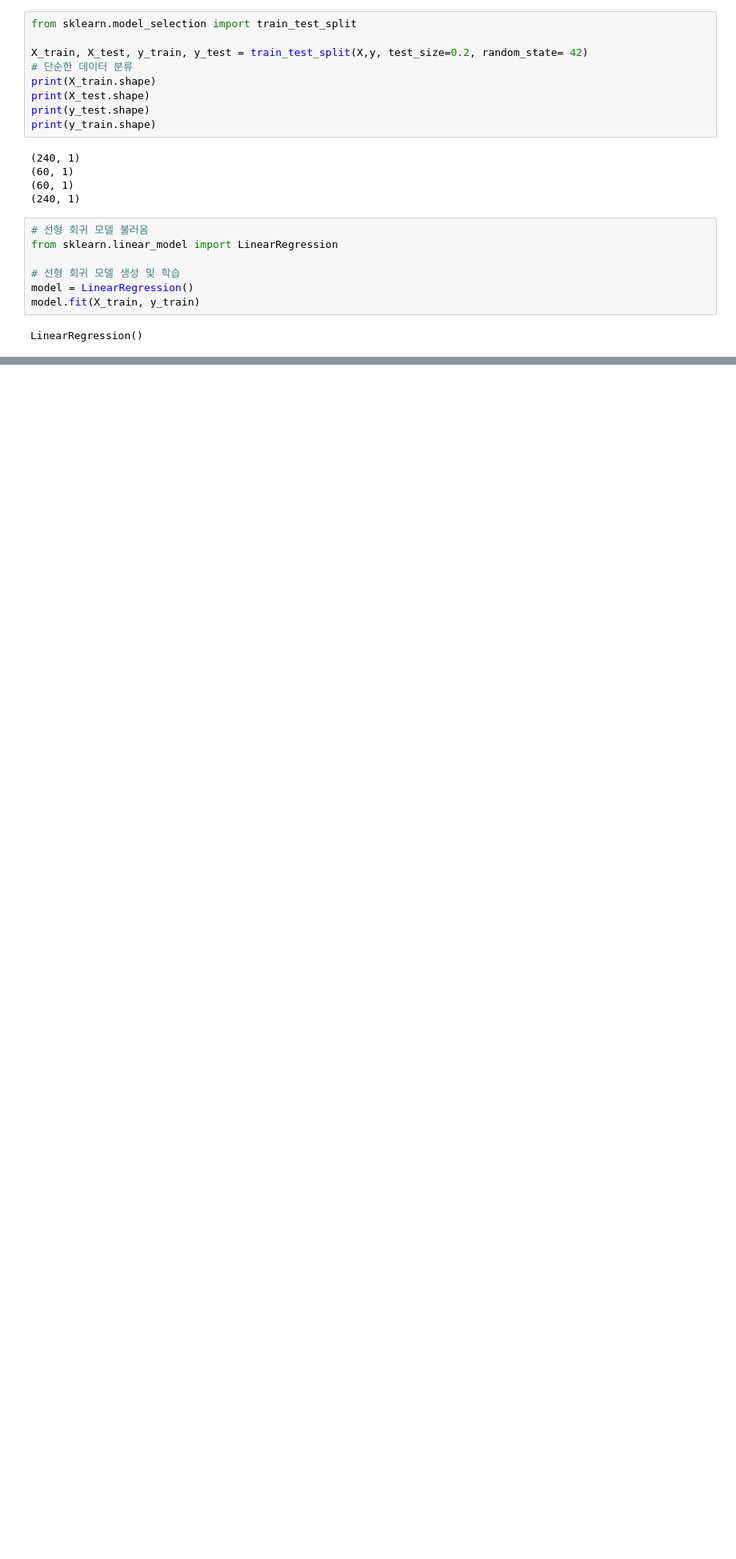
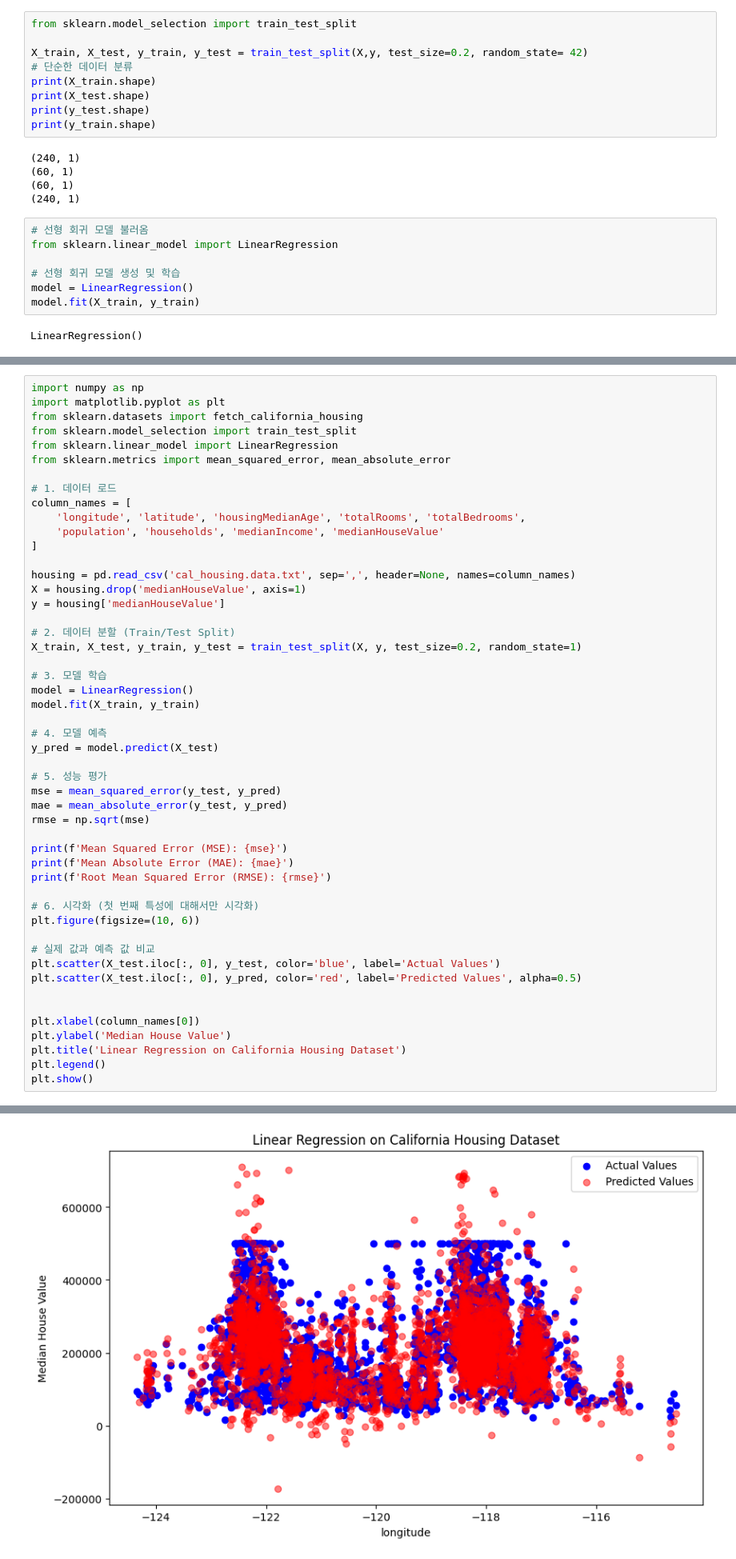
Before and after one commit to wogud1220/Python, a Jupyter notebook: Introduction_DataScience/Week11/test1.ipynb, the cells around one changed output, grey strips where cells are left out. Shown: that part at 80% size. Drawn from its saved outputs; the diff is of its cells as text; blank space fills up the shorter version.

```diff
--- a/Introduction_DataScience/Week11/test1.ipynb
+++ b/Introduction_DataScience/Week11/test1.ipynb
@@ -109,0 +108,51 @@ from sklearn.datasets import fetch_california_housing
+# %%
+import numpy as np
+import matplotlib.pyplot as plt
+from sklearn.datasets import fetch_california_housing
+from sklearn.model_selection import train_test_split
+from sklearn.linear_model import LinearRegression
+from sklearn.metrics import mean_squared_error, mean_absolute_error
+
+# 1. 데이터 로드
+column_names = [
+    'longitude', 'latitude', 'housingMedianAge', 'totalRooms', 'totalBedrooms',
+    'population', 'households', 'medianIncome', 'medianHouseValue'
+]
+
+housing = pd.read_csv('cal_housing.data.txt', sep=',', header=None, names=column_names)
+X = housing.drop('medianHouseValue', axis=1)
+y = housing['medianHouseValue']
+
+# 2. 데이터 분할 (Train/Test Split)
+X_train, X_test, y_train, y_test = train_test_split(X, y, test_size=0.2, random_state=1)
+
+# 3. 모델 학습
+model = LinearRegression()
+model.fit(X_train, y_train)
+
+# 4. 모델 예측
+y_pred = model.predict(X_test)
+
+# 5. 성능 평가
+mse = mean_squared_error(y_test, y_pred)
+mae = mean_absolute_error(y_test, y_pred)
+rmse = np.sqrt(mse)
+
+print(f'Mean Squared Error (MSE): {mse}')
+print(f'Mean Absolute Error (MAE): {mae}')
+print(f'Root Mean Squared Error (RMSE): {rmse}')
+
+# 6. 시각화 (첫 번째 특성에 대해서만 시각화)
+plt.figure(figsize=(10, 6))
+
+# 실제 값과 예측 값 비교
+plt.scatter(X_test.iloc[:, 0], y_test, color='blue', label='Actual Values')
+plt.scatter(X_test.iloc[:, 0], y_pred, color='red', label='Predicted Values', alpha=0.5)
+
+
+plt.xlabel(column_names[0])
+plt.ylabel('Median House Value')
+plt.title('Linear Regression on California Housing Dataset')
+plt.legend()
+plt.show()
+# %% [output]
@@ -109,0 +162 @@ from sklearn.datasets import fetch_california_housing
+[figure, added]
```
Also changed, not shown: parts of 9 cells of this notebook, 10 other files.
